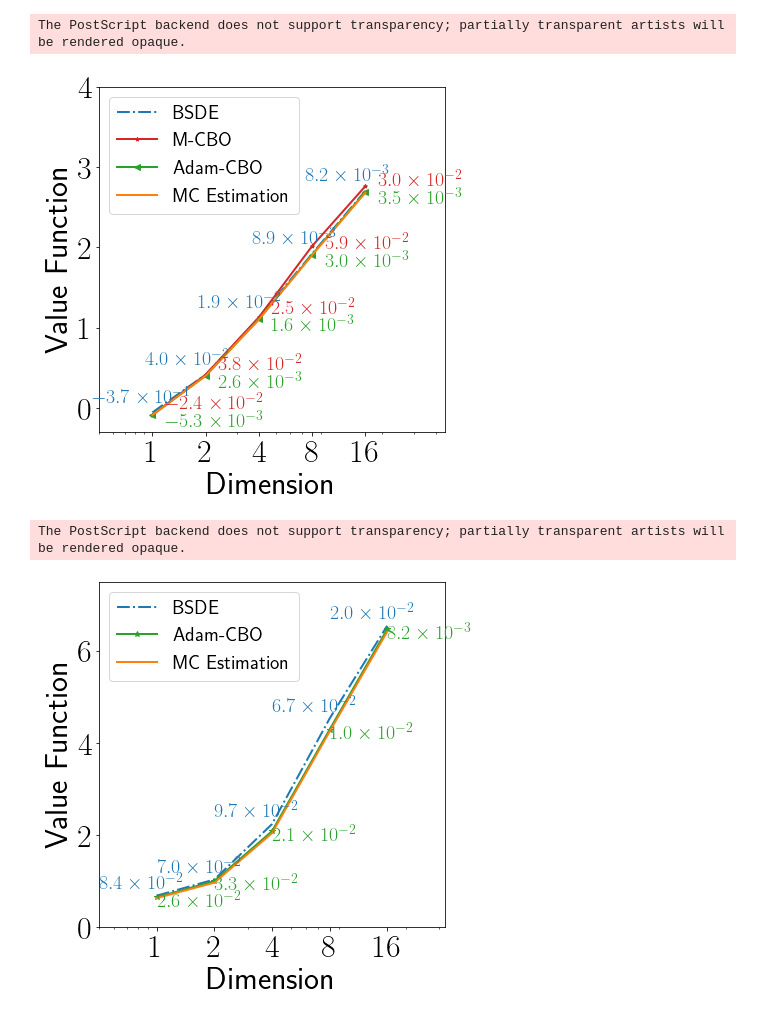
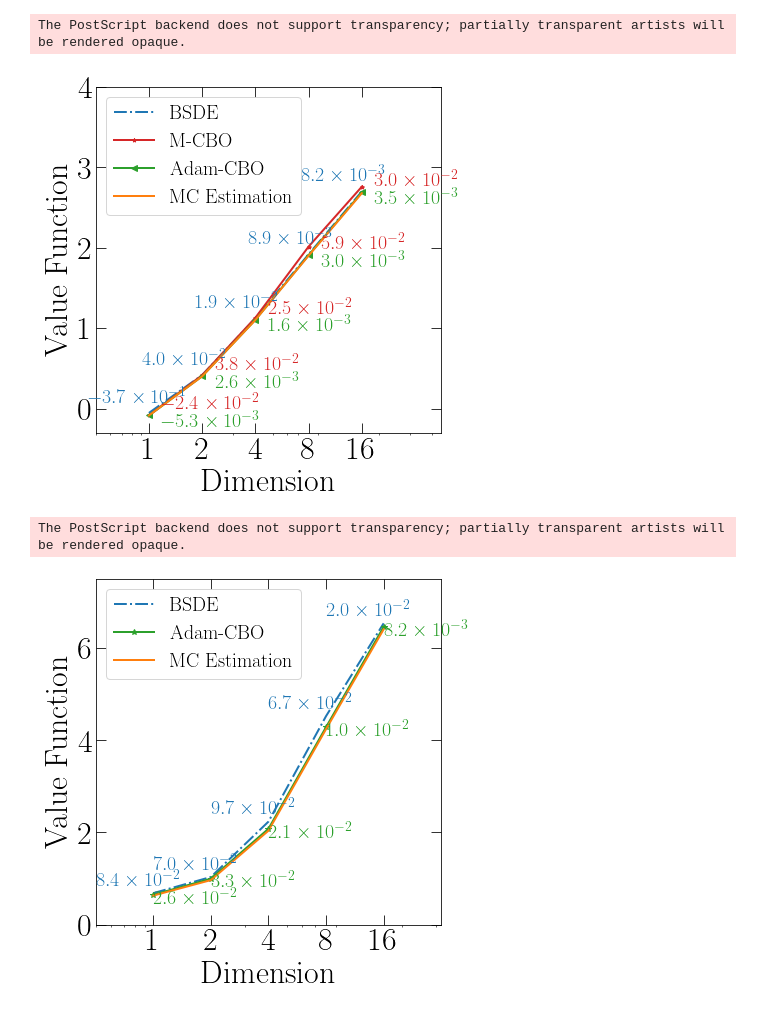
Before and after one commit to Lyuliyao/Adam_CBO_Control, a Jupyter notebook: result/result.ipynb, the cells around one changed output. Saved outputs shown, nothing was run; the diff lists cells and outputs as text; code cells hidden in the pictures.

```diff
--- a/result/result.ipynb
+++ b/result/result.ipynb
@@ -44,35 +47,36 @@ for d in dim:
 # Plotting
 plt.figure(figsize=(6, 6))
 plt.subplots_adjust(left=0.15, right=0.95, top=0.95, bottom=0.15)
 plt.semilogx(dim, han_2018_value, "-.", label="BSDE", color=colormap(0), linewidth=2)
 plt.semilogx(dim, cbo_value_silu_mcbo, "-*", label="M-CBO", color=colormap(6), linewidth=2,markersize=4)
 plt.semilogx(dim, cbo_value_silu, "-<", label="Adam-CBO", color=colormap(4), linewidth=2)
 plt.semilogx(dim, y_start, label="MC Estimation", color=colormap(2), linewidth=2)
 
 # Adding text with formatted values
 for i, d in enumerate(dim):
     han_diff = abs(han_2018_value[i] - y_start[i]) / y_start[i]
     cbo_diff = abs(cbo_value_silu[i] - y_start[i]) / y_start[i]
     mcbo_diff = abs(cbo_value_silu_mcbo[i] - y_start[i]) / y_start[i]
     plt.text(d / 2.2, han_2018_value[i] + 0.15, format_sci(han_diff), fontsize=20, color=colormap(0))
     plt.text(d / 0.85, cbo_value_silu[i] - 0.12, format_sci(cbo_diff), fontsize=20, color=colormap(4))
     plt.text(d / 0.85, cbo_value_silu[i] + 0.1, format_sci(mcbo_diff), fontsize=20, color=colormap(6))
 
 # Labels and ticks
 plt.xlabel("Dimension", fontsize=32)
 plt.ylabel("Value Function", fontsize=32)
 plt.xticks(dim, labels=[r"${}$".format(d)  for d in dim], fontsize=32)
 plt.yticks(np.arange(0,5,1),fontsize=32)
 plt.legend(fontsize=20)
 plt.xlim([0.5, 45])
 plt.ylim([-0.3, 4])
-
+plt.tick_params(direction="in", top=True, right=True,length=10)
+plt.tick_params(direction="in", top=True, right=True,length=10)
 # Save figures
 plt.savefig("value_function_case1.eps")
 plt.savefig("value_function_case1.pdf")
 # %% [output]
 The PostScript backend does not support transparency; partially transparent artists will be rendered opaque.
-[figure, old version]
+[figure, new version]
 # %%
 
 dim = [1, 2, 4, 8, 16]
@@ -115,13 +119,14 @@ plt.yticks(np.arange(0,8,2),fontsize=32)
 plt.legend(fontsize=20)
 plt.xlim([0.5, 32])
 plt.ylim([0, 7.5])
-
+plt.tick_params(direction="in", top=True, right=True,length=10)
+plt.tick_params(direction="in", top=True, right=True,length=10)
 # Save figures
 plt.savefig("value_function_case2.eps")
 plt.savefig("value_function_case2.pdf")
 # %% [output]
 The PostScript backend does not support transparency; partially transparent artists will be rendered opaque.
-[figure, old version]
+[figure, new version]
 # %%
 
 dim = [64,128,256,512,1024,2048]
```
Also changed, not shown: parts of 10 cells of this notebook, 23 other files.
